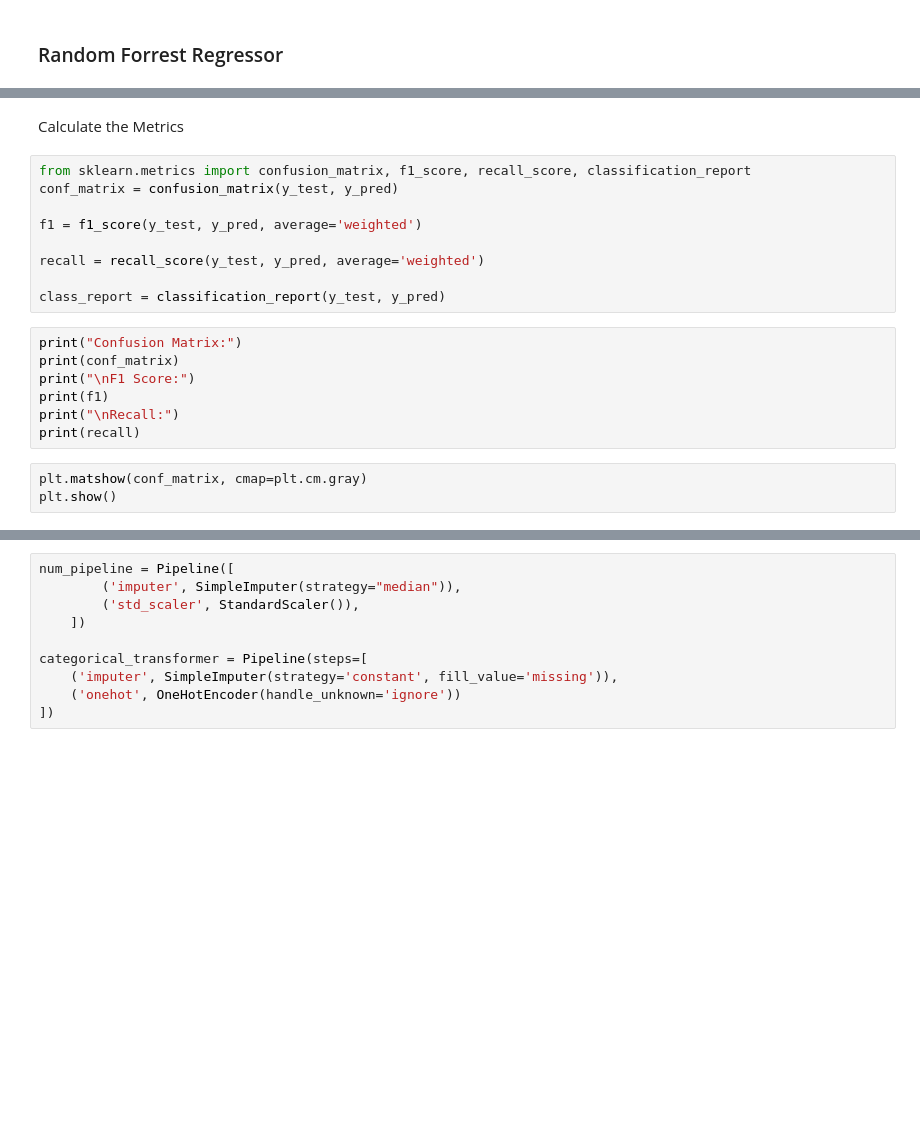
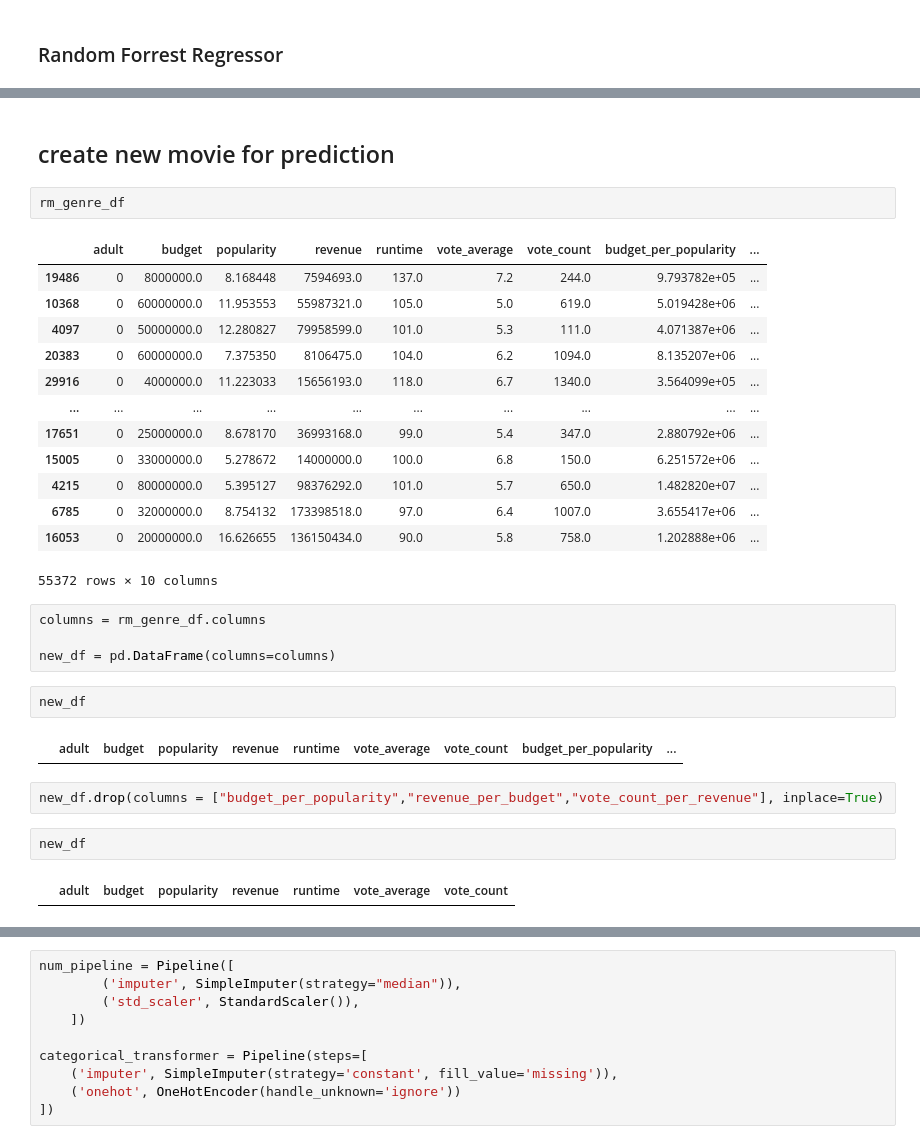
Before and after one commit to Gruppe-H/AI_exam, a Jupyter notebook: regression.ipynb, the cells around one changed output, grey strips where cells are left out. Drawn from its saved outputs; the diff is of its cells as text; blank space fills up the shorter version.

```diff
--- a/regression.ipynb
+++ b/regression.ipynb
@@ -1131,21 +1151,32 @@ y_pred = sgd_classifier.predict(X_test)
-# %% [markdown]
-Calculate the Metrics
-# %%
-from sklearn.metrics import confusion_matrix, f1_score, recall_score, classification_report
-conf_matrix = confusion_matrix(y_test, y_pred)
-
-f1 = f1_score(y_test, y_pred, average='weighted')
-
-recall = recall_score(y_test, y_pred, average='weighted')
-
-class_report = classification_report(y_test, y_pred)
-# %%
-print("Confusion Matrix:")
-print(conf_matrix)
-print("\nF1 Score:")
-print(f1)
-print("\nRecall:")
-print(recall)
-# %%
-plt.matshow(conf_matrix, cmap=plt.cm.gray)
-plt.show()
+# %% [markdown]
+## create new movie for prediction
+# %%
+rm_genre_df
+# %% [output]
+|  | adult | budget | popularity | revenue | runtime | vote_average | vote_count | budget_per_popularity | ... |
+| 19486 | 0 | 8000000.0 | 8.168448 | 7594693.0 | 137.0 | 7.2 | 244.0 | 9.793782e+05 | ... |
+| 10368 | 0 | 60000000.0 | 11.953553 | 55987321.0 | 105.0 | 5.0 | 619.0 | 5.019428e+06 | ... |
+| 4097 | 0 | 50000000.0 | 12.280827 | 79958599.0 | 101.0 | 5.3 | 111.0 | 4.071387e+06 | ... |
+| 20383 | 0 | 60000000.0 | 7.375350 | 8106475.0 | 104.0 | 6.2 | 1094.0 | 8.135207e+06 | ... |
+| 29916 | 0 | 4000000.0 | 11.223033 | 15656193.0 | 118.0 | 6.7 | 1340.0 | 3.564099e+05 | ... |
+| ... | ... | ... | ... | ... | ... | ... | ... | ... | ... |
+| 17651 | 0 | 25000000.0 | 8.678170 | 36993168.0 | 99.0 | 5.4 | 347.0 | 2.880792e+06 | ... |
+| 15005 | 0 | 33000000.0 | 5.278672 | 14000000.0 | 100.0 | 6.8 | 150.0 | 6.251572e+06 | ... |
+| 4215 | 0 | 80000000.0 | 5.395127 | 98376292.0 | 101.0 | 5.7 | 650.0 | 1.482820e+07 | ... |
+| 6785 | 0 | 32000000.0 | 8.754132 | 173398518.0 | 97.0 | 6.4 | 1007.0 | 3.655417e+06 | ... |
+| 16053 | 0 | 20000000.0 | 16.626655 | 136150434.0 | 90.0 | 5.8 | 758.0 | 1.202888e+06 | ... |
+55372 rows × 10 columns
+# %%
+columns = rm_genre_df.columns
+
+new_df = pd.DataFrame(columns=columns)
+# %%
+new_df
+# %% [output]
+|  | adult | budget | popularity | revenue | runtime | vote_average | vote_count | budget_per_popularity | ... |
+# %%
+new_df.drop(columns = ["budget_per_popularity","revenue_per_budget","vote_count_per_revenue"], inplace=True)
+# %%
+new_df
+# %% [output]
+|  | adult | budget | popularity | revenue | runtime | vote_average | vote_count |
```
Also changed, not shown: parts of 38 cells of this notebook.
